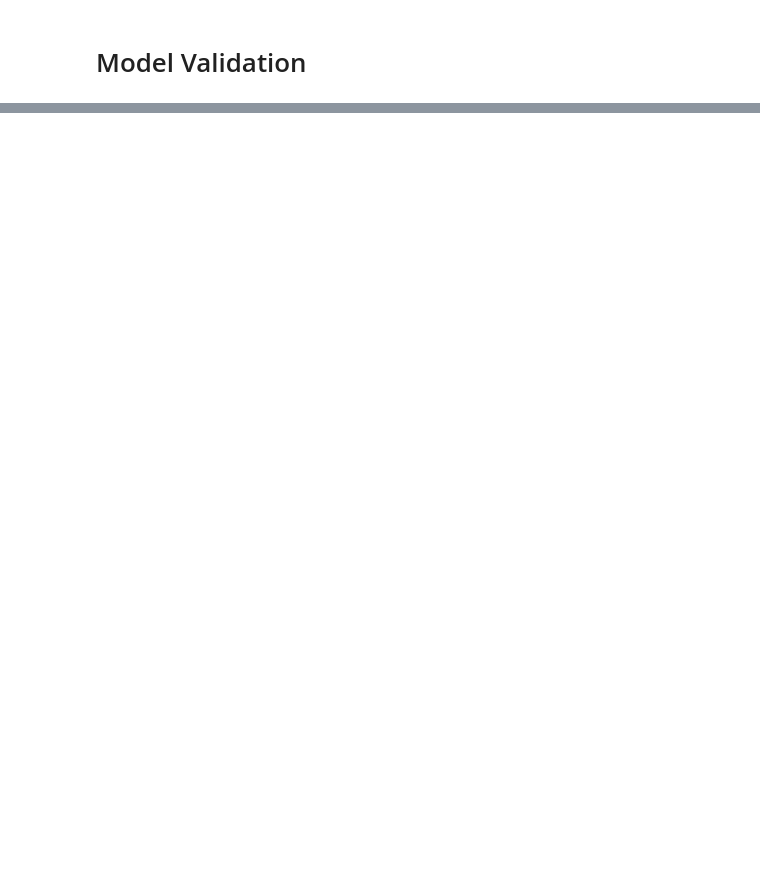
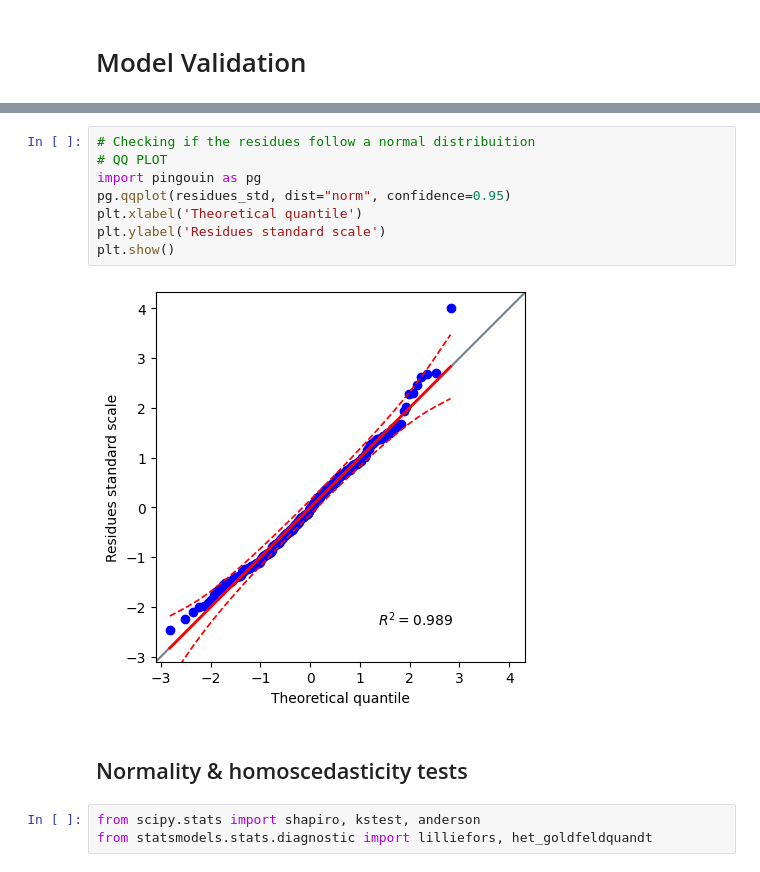
Before and after one commit to Reifhel/ml_models_practice, a Jupyter notebook: 02. Multiple Linear Regression (MLR)/predict_cholesterol_test_results/model_cholesterol.ipynb, the cells around one changed output, grey strips where cells are left out. Cells and saved outputs as stored; diff of their text form; blank space fills up the shorter version.

```diff
--- a/02. Multiple Linear Regression (MLR)/predict_cholesterol_test_results/model_cholesterol.ipynb
+++ b/02. Multiple Linear Regression (MLR)/predict_cholesterol_test_results/model_cholesterol.ipynb
@@ -367,0 +442,15 @@ from sklearn.metrics import r2_score, mean_absolute_error, mean_squared_error
+# %%
+# Checking if the residues follow a normal distribuition
+# QQ PLOT
+import pingouin as pg
+pg.qqplot(residues_std, dist="norm", confidence=0.95)
+plt.xlabel('Theoretical quantile')
+plt.ylabel('Residues standard scale')
+plt.show()
+# %% [output]
+[figure, added]
+# %% [markdown]
+## Normality & homoscedasticity tests
+# %%
+from scipy.stats import shapiro, kstest, anderson
+from statsmodels.stats.diagnostic import lilliefors, het_goldfeldquandt
```
Also changed, not shown: parts of 27 cells of this notebook, 4 other files.
